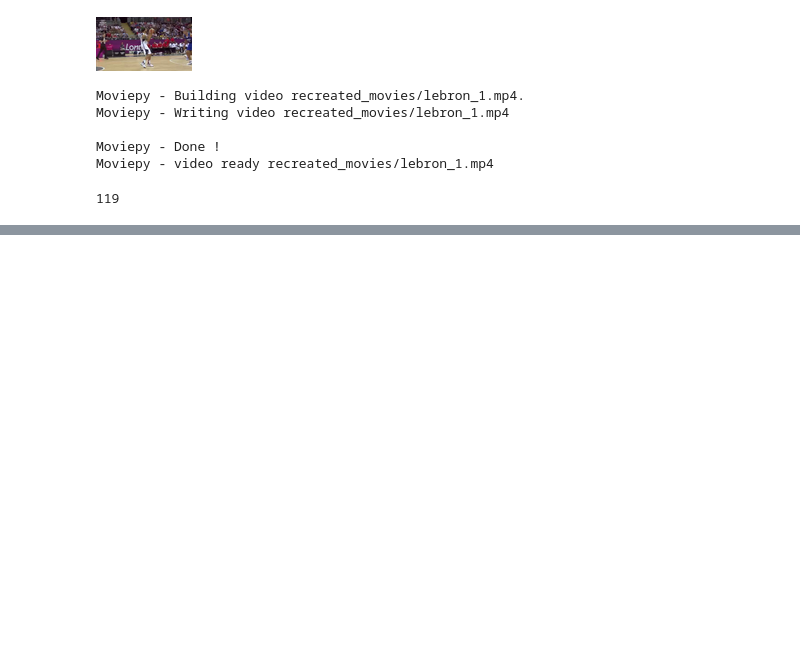
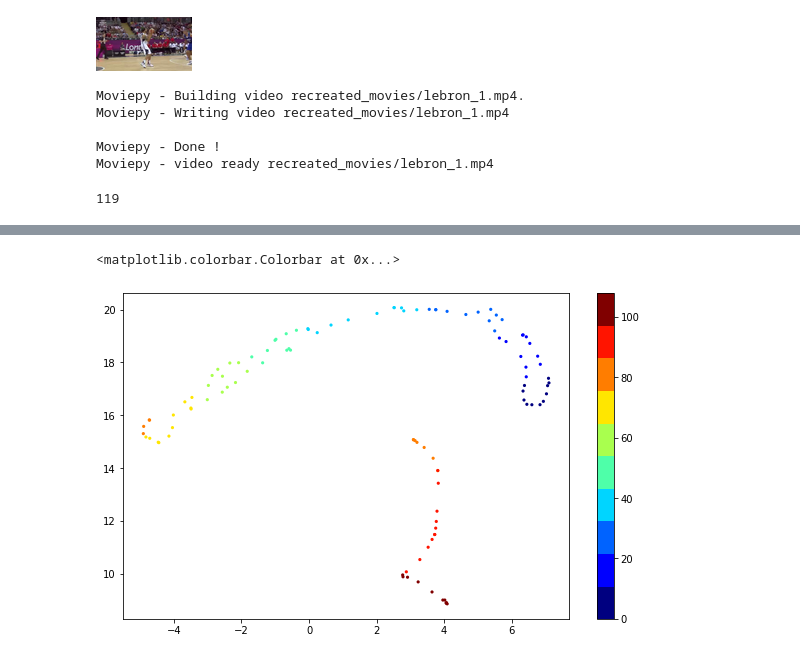
Before and after one commit to joshpapermaster/CS395T-FinalProject, a Jupyter notebook: FinalProject.ipynb, the cells around one changed output, grey strips where cells are left out. Saved outputs shown, nothing was run; the diff lists cells and outputs as text; code cells hidden in the pictures; blank space fills up the shorter version.

```diff
--- a/FinalProject.ipynb
+++ b/FinalProject.ipynb
@@ -258,0 +333,26 @@ tensor([[[0.0902, 0.0941, 0.0980,  ..., 0.2667, 0.1686, 0.0314],
+# %%
+test_features = []
+test_labels=[]
+for i in range(len(train_images)):
+    z, sigma = trained_encoder(train_images[i])
+    z = z.detach().numpy()
+    z = np.squeeze(z)
+    test_features.append(z)
+    test_labels.append(i)
+
+test_features = np.array(test_features)
+test_labels = np.array(test_labels)
+
+#reduce dimensionality to 2D, we consider a subset of data because TSNE
+tsne_features = TSNE(n_components=2).fit_transform(test_features)
+# %%
+fig = plt.figure(figsize=(10, 6))
+
+plt.scatter(tsne_features[:, 0], tsne_features[:, 1], c=test_labels[:tsne_features.shape[0]], marker='o',
+            edgecolor='none', cmap=plt.cm.get_cmap('jet', 10), s = 10)
+plt.grid(False)
+plt.axis('on')
+plt.colorbar()
+# %% [output]
+<matplotlib.colorbar.Colorbar at 0x...>
+[figure, added]
```
Also changed, not shown: parts of 28 cells of this notebook.
